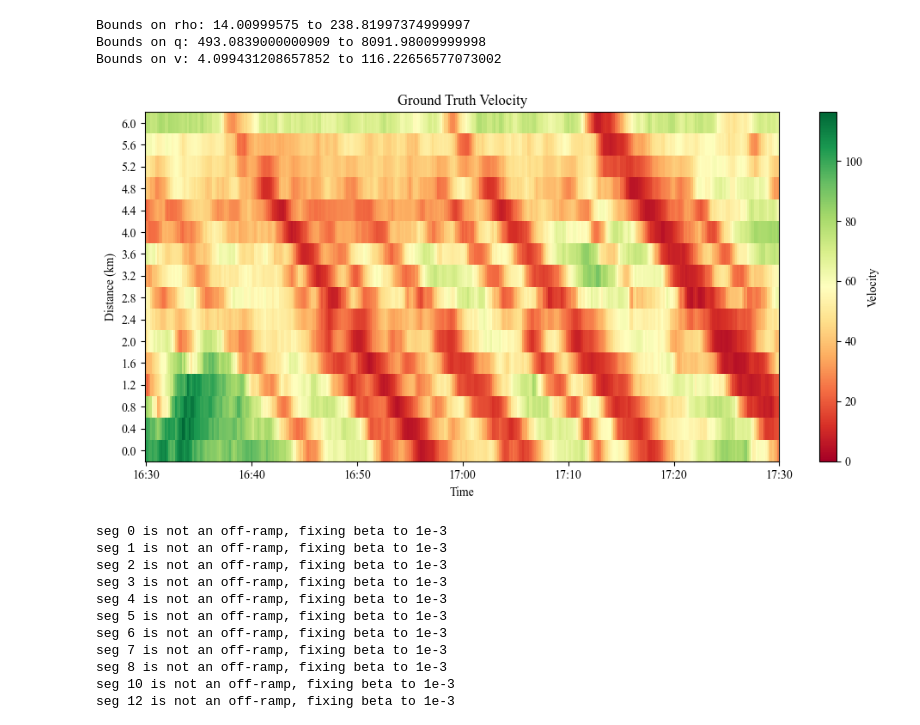
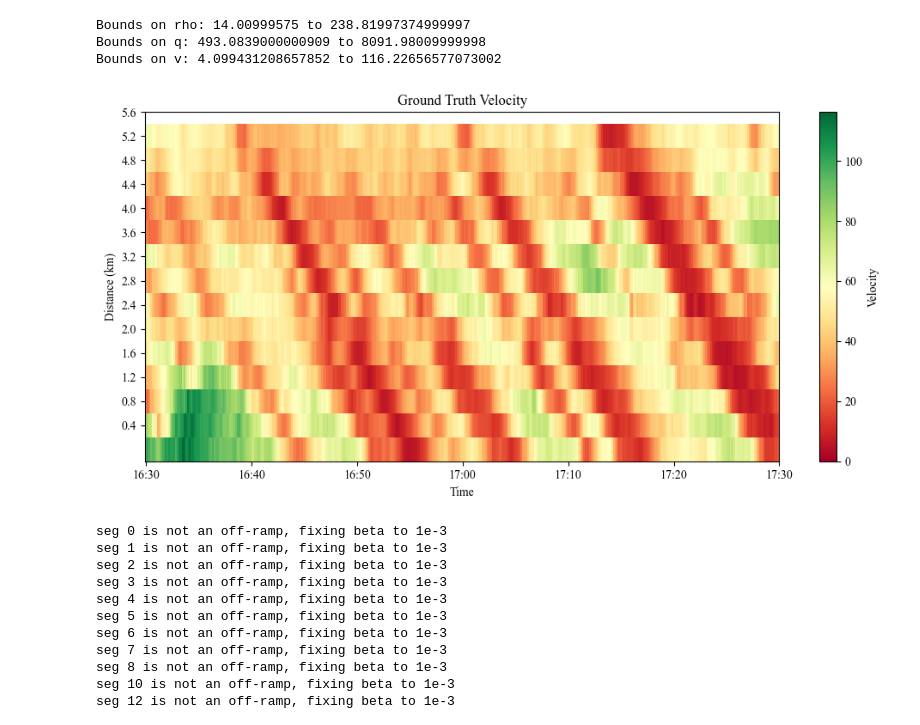
Before and after one commit to srags/mpc-traffic-flow, a Jupyter notebook: experiments/metanet_calibration.ipynb, the cells around one changed output. Saved outputs shown, nothing was run; the diff lists cells and outputs as text; code cells hidden in the pictures.

```diff
--- a/experiments/metanet_calibration.ipynb
+++ b/experiments/metanet_calibration.ipynb
@@ -92,26 +89,26 @@ Bounds on v: 4.099431208657852 to 116.22656577073002
 # %%
 start_wallclock_time = 16.5
 
 # Convert time steps to wall clock time
 time_steps = v_hat.shape[0]+1
 time_ticks = list(range(0, time_steps, int(time_steps / 6)))
 # Correct - each step is 10 seconds = 10/60 minutes
 tick_minutes = [i * 10 / 60 for i in time_ticks]
 time_labels = [format_time(start_wallclock_time, m) for m in tick_minutes]
 
 # Convert space steps to km
 space_steps = v_hat.shape[1]
-space_labels = [f"{(i * 400) / 1000:.1f}" for i in range(0, space_steps, int(space_steps / 10))]
-space_ticks = list(range(0, space_steps, int(space_steps / 10)))
+space_labels = [f"{(i * 400) / 1000:.1f}" for i in range(1, space_steps-1, int(space_steps / 10))]
+space_ticks = list(range(1, space_steps-1, int(space_steps / 10)))
 
 p = Plotter(1, 1)
-p.fig.colorbar(p[0].imshow(v_hat.T, aspect="auto", origin="lower", cmap="RdYlGn", interpolation="none", vmin=0),
+p.fig.colorbar(p[0].imshow(v_hat[:,1:-1].T, aspect="auto", origin="lower", cmap="RdYlGn", interpolation="none", vmin=0),
   label="Velocity")
 p[0] = {'title': 'Ground Truth Velocity', 'xlabel': 'Time', 'ylabel': 'Distance (km)',
         'xticks': time_ticks, 'xticklabels': time_labels, 'yticks': space_ticks, 'yticklabels': space_labels}
 p.show()
 # %% [output]
-[figure, old version]
+[figure, new version]
 # %%
 T = 10 / 3600
 l = 0.4
```
Also changed, not shown: parts of 2 cells of this notebook, 11 other files.
